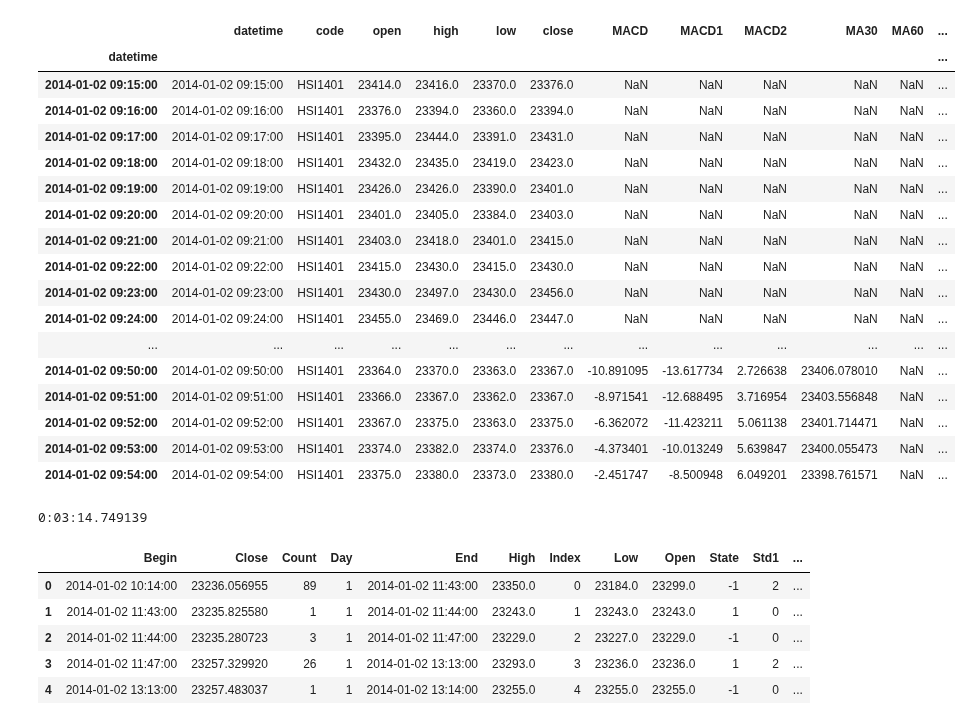
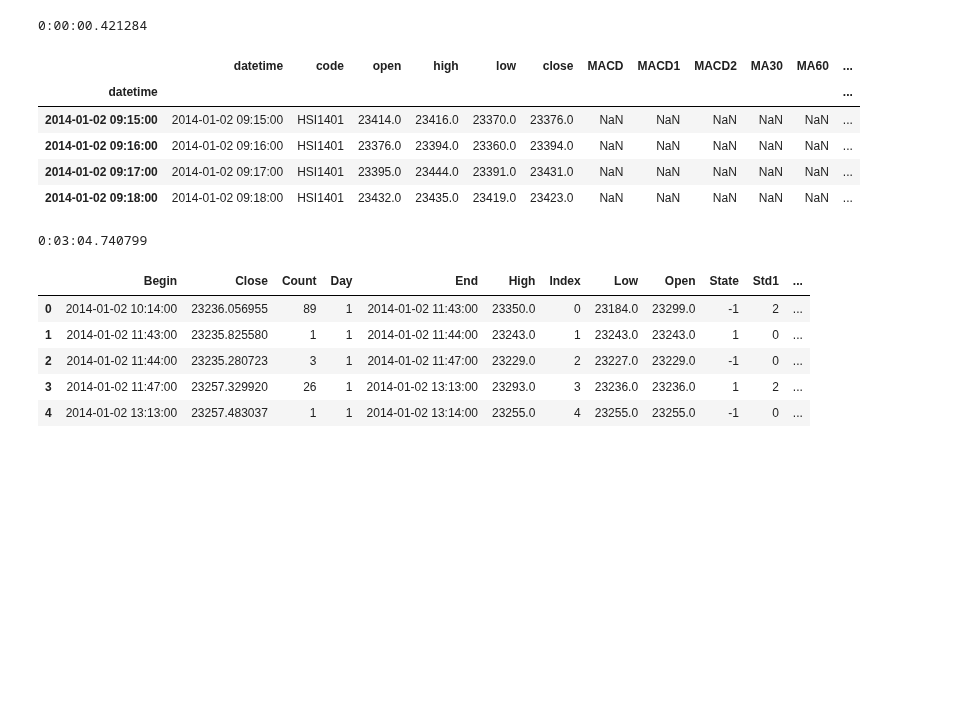
Before and after one commit to che7611/test2, a Jupyter notebook: YD.ipynb, the cells around one changed output. Drawn from its saved outputs; the diff is of its cells as text; code cells hidden in the pictures; blank space fills up the shorter version.

```diff
--- a/YD.ipynb
+++ b/YD.ipynb
@@ -29,34 +29,26 @@ print(dt.datetime.now()-dt1)
 # %%
-# df1.to_pickle("pkl/hsi.pkl")
-df1=pd.read_pickle("pkl/hsi.pkl")
+df1.to_pickle("pkl/hsi.pkl")
+# df1=pd.read_pickle("pkl/hsi.pkl")
 # %%
+dt1=dt.datetime.now()
 df1['MACD'],df1['MACD1'],df1['MACD2']=tb.MACD(df1.close.values,fastperiod=6,slowperiod=12,signalperiod=9)
 df1['MA30']=tb.EMA(df1.close.values,timeperiod=30)
 df1['MA60']=tb.EMA(df1.close.values,timeperiod=60)
 df1['CHG']=df1['close']-df1['open']
 df1['STD60']=tb.STDDEV(df1['CHG'].values,timeperiod=60)
 df1['STD1']=df1['CHG']/df1['STD60']
+print(dt.datetime.now()-dt1)
+# %% [output]
+0:00:00.421284
 # %%
-df1.head(40)
+df1.head(4)
 # %% [output]
 |  | datetime | code | open | high | low | close | MACD | MACD1 | MACD2 | MA30 | MA60 | ... |
 | datetime |  |  |  |  |  |  |  |  |  |  |  | ... |
 | 2014-01-02 09:15:00 | 2014-01-02 09:15:00 | HSI1401 | 23414.0 | 23416.0 | 23370.0 | 23376.0 | NaN | NaN | NaN | NaN | NaN | ... |
 | 2014-01-02 09:16:00 | 2014-01-02 09:16:00 | HSI1401 | 23376.0 | 23394.0 | 23360.0 | 23394.0 | NaN | NaN | NaN | NaN | NaN | ... |
 | 2014-01-02 09:17:00 | 2014-01-02 09:17:00 | HSI1401 | 23395.0 | 23444.0 | 23391.0 | 23431.0 | NaN | NaN | NaN | NaN | NaN | ... |
 | 2014-01-02 09:18:00 | 2014-01-02 09:18:00 | HSI1401 | 23432.0 | 23435.0 | 23419.0 | 23423.0 | NaN | NaN | NaN | NaN | NaN | ... |
-| 2014-01-02 09:19:00 | 2014-01-02 09:19:00 | HSI1401 | 23426.0 | 23426.0 | 23390.0 | 23401.0 | NaN | NaN | NaN | NaN | NaN | ... |
-| 2014-01-02 09:20:00 | 2014-01-02 09:20:00 | HSI1401 | 23401.0 | 23405.0 | 23384.0 | 23403.0 | NaN | NaN | NaN | NaN | NaN | ... |
-| 2014-01-02 09:21:00 | 2014-01-02 09:21:00 | HSI1401 | 23403.0 | 23418.0 | 23401.0 | 23415.0 | NaN | NaN | NaN | NaN | NaN | ... |
-| 2014-01-02 09:22:00 | 2014-01-02 09:22:00 | HSI1401 | 23415.0 | 23430.0 | 23415.0 | 23430.0 | NaN | NaN | NaN | NaN | NaN | ... |
-| 2014-01-02 09:23:00 | 2014-01-02 09:23:00 | HSI1401 | 23430.0 | 23497.0 | 23430.0 | 23456.0 | NaN | NaN | NaN | NaN | NaN | ... |
-| 2014-01-02 09:24:00 | 2014-01-02 09:24:00 | HSI1401 | 23455.0 | 23469.0 | 23446.0 | 23447.0 | NaN | NaN | NaN | NaN | NaN | ... |
-| ... | ... | ... | ... | ... | ... | ... | ... | ... | ... | ... | ... | ... |
-| 2014-01-02 09:50:00 | 2014-01-02 09:50:00 | HSI1401 | 23364.0 | 23370.0 | 23363.0 | 23367.0 | -10.891095 | -13.617734 | 2.726638 | 23406.078010 | NaN | ... |
-| 2014-01-02 09:51:00 | 2014-01-02 09:51:00 | HSI1401 | 23366.0 | 23367.0 | 23362.0 | 23367.0 | -8.971541 | -12.688495 | 3.716954 | 23403.556848 | NaN | ... |
-| 2014-01-02 09:52:00 | 2014-01-02 09:52:00 | HSI1401 | 23367.0 | 23375.0 | 23363.0 | 23375.0 | -6.362072 | -11.423211 | 5.061138 | 23401.714471 | NaN | ... |
-| 2014-01-02 09:53:00 | 2014-01-02 09:53:00 | HSI1401 | 23374.0 | 23382.0 | 23374.0 | 23376.0 | -4.373401 | -10.013249 | 5.639847 | 23400.055473 | NaN | ... |
-| 2014-01-02 09:54:00 | 2014-01-02 09:54:00 | HSI1401 | 23375.0 | 23380.0 | 23373.0 | 23380.0 | -2.451747 | -8.500948 | 6.049201 | 23398.761571 | NaN | ... |
 # %%
 time1=dt.datetime.now()
 ref_MACD=0
@@ -164,7 +156,7 @@ for i,row in df1.iterrows():
 time2=dt.datetime.now()
 print(time2-time1)
 # %% [output]
-0:03:14.749139
+0:03:04.740799
 # %%
 Ma60=pd.DataFrame(Res_MA60)
 Ma60['Diff']=Ma60['Close']-Ma60['Open']
```
Also changed, not shown: parts of 5 cells of this notebook.
